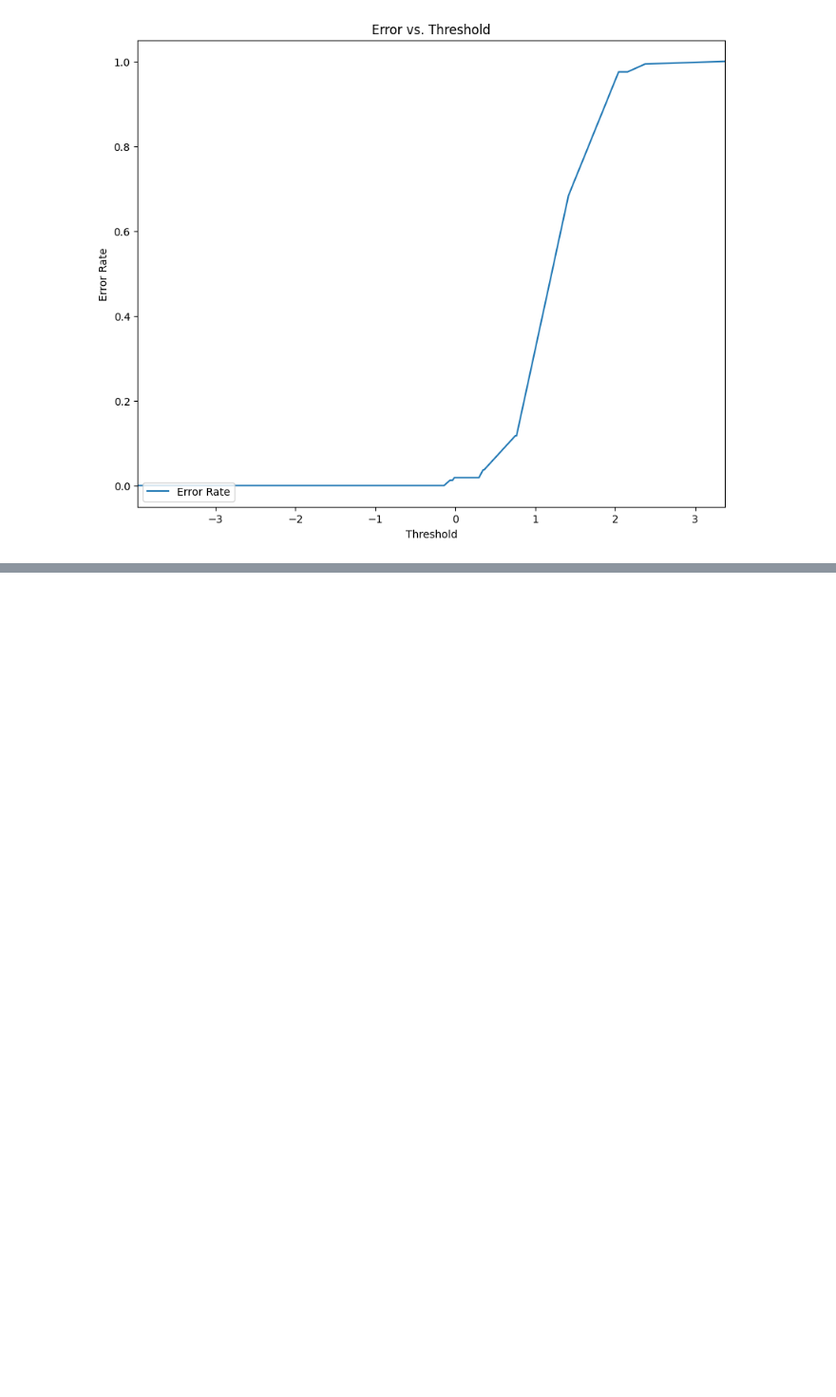
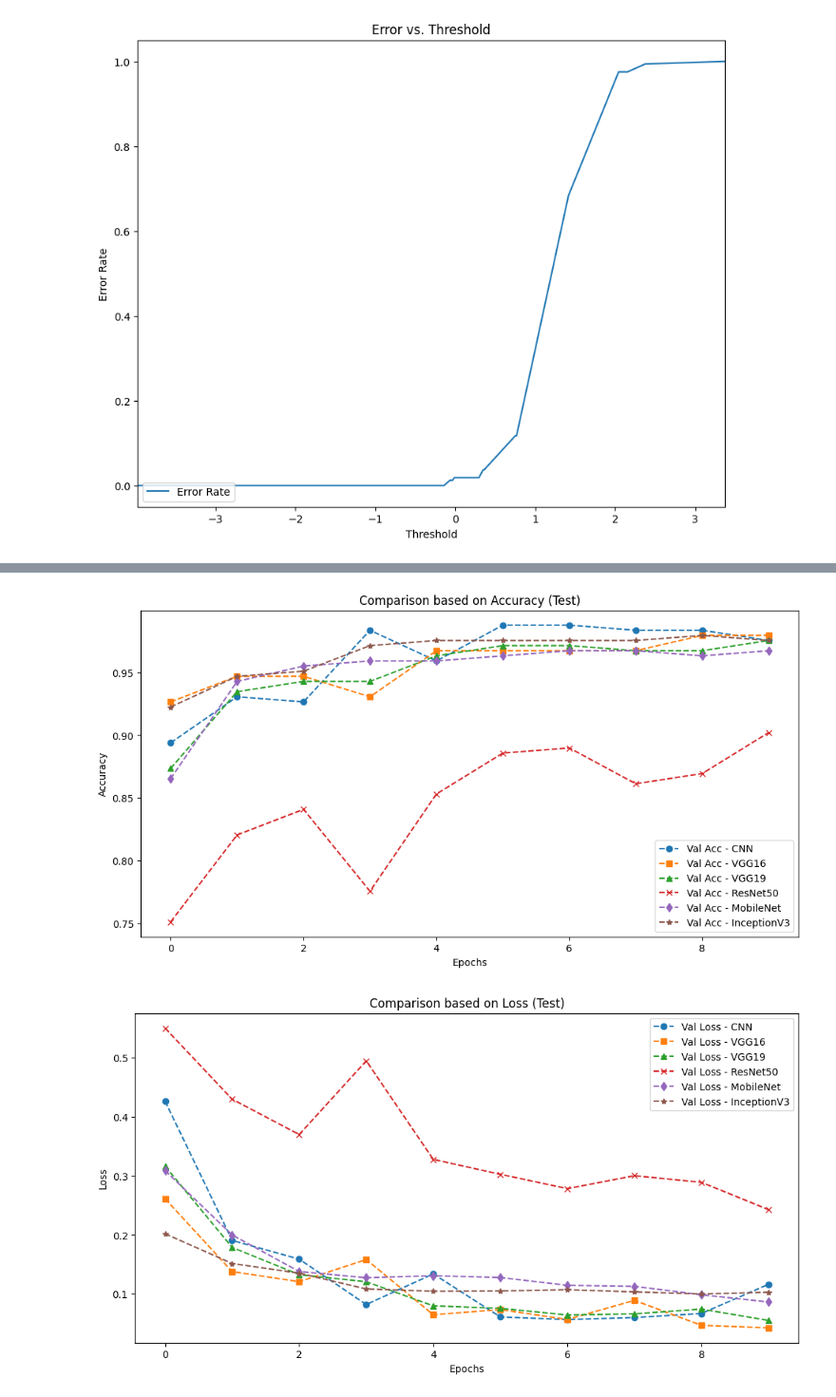
Before and after one commit to SarahPendhari/TumorSense, a Jupyter notebook: Brain_Tumor_Detection_Comparative_Study.ipynb, the cells around one changed output, grey strips where cells are left out. Shown at 95% size. Saved outputs shown, nothing was run; the diff lists cells and outputs as text; code cells hidden in the pictures; blank space fills up the shorter version.

```diff
--- a/Brain_Tumor_Detection_Comparative_Study.ipynb
+++ b/Brain_Tumor_Detection_Comparative_Study.ipynb
@@ -676,0 +1162,45 @@ plot_metrics(history_vgg19, "VGG19")
+# %%
+# Accuracy Comparison
+plt.figure(figsize=(12, 6))
+#plt.plot(history.history['accuracy'], 'o-', label='Train Acc - CNN')
+plt.plot(history.history['val_accuracy'], 'o--', label='Val Acc - CNN')
+#plt.plot(history_vgg16.history['accuracy'], 's-', label='Train Acc - VGG16')
+plt.plot(history_vgg16.history['val_accuracy'], 's--', label='Val Acc - VGG16')
+#plt.plot(history_vgg19.history['accuracy'], '^-', label='Train Acc - VGG19')
+plt.plot(history_vgg19.history['val_accuracy'], '^--', label='Val Acc - VGG19')
+#plt.plot(history_resnet50.history['accuracy'], 'x-', label='Train Acc - ResNet50')
+plt.plot(history_resnet50.history['val_accuracy'], 'x--', label='Val Acc - ResNet50')
+#plt.plot(history_mobilenet.history['accuracy'], 'd-', label='Train Acc - MobileNet')
+plt.plot(history_mobilenet.history['val_accuracy'], 'd--', label='Val Acc - MobileNet')
+plt.plot(history_inceptionv3.history['val_accuracy'], '*--', label='Val Acc - InceptionV3')
+
+plt.title('Comparison based on Accuracy (Test)')
+plt.xlabel('Epochs')
+plt.ylabel('Accuracy')
+plt.legend()
+plt.show()
+
+print("\n")
+
+# Loss Comparison
+plt.figure(figsize=(12, 6))
+#plt.plot(history.history['loss'], 'o-', label='Train Loss - CNN')
+plt.plot(history.history['val_loss'], 'o--', label='Val Loss - CNN')
+#plt.plot(history_vgg16.history['loss'], 's-', label='Train Loss - VGG16')
+plt.plot(history_vgg16.history['val_loss'], 's--', label='Val Loss - VGG16')
+#plt.plot(history_vgg19.history['loss'], '^-', label='Train Loss - VGG19')
+plt.plot(history_vgg19.history['val_loss'], '^--', label='Val Loss - VGG19')
+#plt.plot(history_resnet50.history['loss'], 'x-', label='Train Loss - ResNet50')
+plt.plot(history_resnet50.history['val_loss'], 'x--', label='Val Loss - ResNet50')
+#plt.plot(history_mobilenet.history['loss'], 'd-', label='Train Loss - MobileNet')
+plt.plot(history_mobilenet.history['val_loss'], 'd--', label='Val Loss - MobileNet')
+plt.plot(history_inceptionv3.history['val_loss'], '*--', label='Val Loss - InceptionV3')
+
+plt.title('Comparison based on Loss (Test)')
+plt.xlabel('Epochs')
+plt.ylabel('Loss')
+plt.legend()
+plt.show()
+# %% [output]
+[figure, added]
+[figure, added]
```
Also changed, not shown: parts of 21 cells of this notebook.
